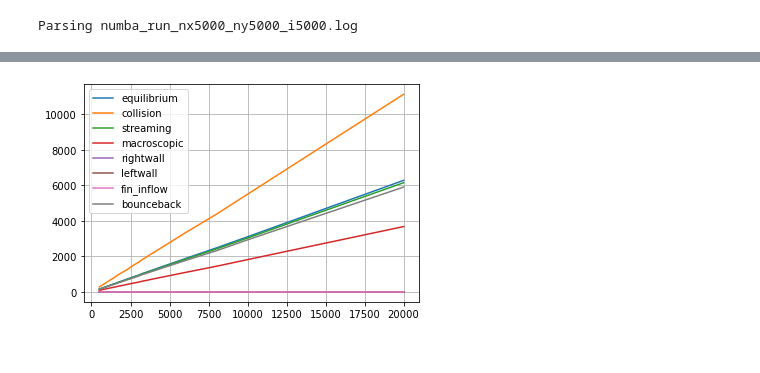
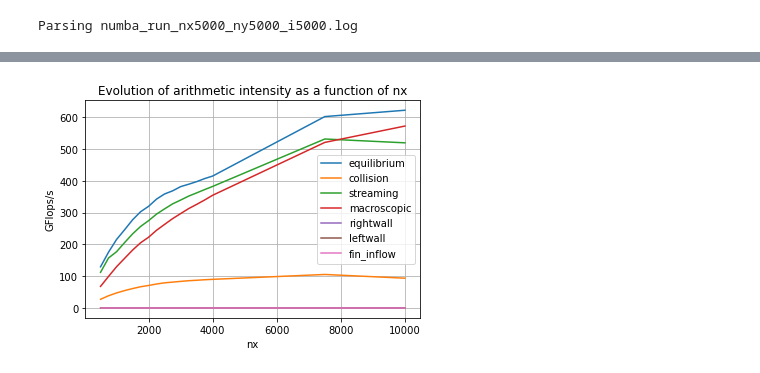
Before and after one commit to arthurviens/LBM-gpu, a Jupyter notebook: plot_perf.ipynb, the cells around one changed output, grey strips where cells are left out. Cells and saved outputs as stored; diff of their text form; code cells hidden in the pictures.

```diff
--- a/plot_perf.ipynb
+++ b/plot_perf.ipynb
@@ -4,9 +4,9 @@ import pandas as pd
 import matplotlib.pyplot as plt
 # %%
 renames_policy = {"main": "fullprogram", "fineq": "fin_inflow"}
-df_base = pd.read_csv("perfs_base.csv").rename(renames_policy, axis=1)
-df_cupy = pd.read_csv("perfs_cupy.csv").rename(renames_policy, axis=1)
-df_numba = pd.read_csv("perfs_numba.csv").rename(renames_policy, axis=1)
+df_base = pd.read_csv("perfs_base.csv").rename(renames_policy, axis=1).sort_values(["nx", "ny", "iter"]).reset_index(drop=True)
+df_cupy = pd.read_csv("perfs_cupy.csv").rename(renames_policy, axis=1).sort_values(["nx", "ny", "iter"]).reset_index(drop=True)
+df_numba = pd.read_csv("perfs_numba.csv").rename(renames_policy, axis=1).sort_values(["nx", "ny", "iter"]).reset_index(drop=True)
 
 assert len(df_base) == len(df_cupy)
 assert len(df_base) == len(df_numba)
@@ -52,3 +52,14 @@ show=False
 nx_base = df_base[(df_base["iter"] == 2000) & (df_base["ny"] == 300) & (df_base["nx"] != 420)].sort_values("nx")
 nx_cupy = df_cupy[(df_cupy["iter"] == 2000) & (df_cupy["ny"] == 300) & (df_cupy["nx"] != 420)].sort_values("nx")
 nx_numba = df_numba[(df_numba["iter"] == 2000) & (df_numba["ny"] == 300) & (df_numba["nx"] != 420)].sort_values("nx")
+
+columns = ["fullprogram", "equilibrium", "collision", "streaming", "macroscopic",
+          "rightwall", "leftwall", "fin_inflow", "bounceback"]
+for col in columns:
+    new_name = col + "_speedup"
+    nx_base[new_name] = nx_base[col] / nx_base[col]
+    nx_cupy[new_name] = nx_base[col] / nx_cupy[col]
+    nx_numba[new_name] = nx_base[col] / nx_numba[col]
+display(nx_base.head(5))
+display(nx_cupy.head(5))
+show=False
@@ -226,5 +251,5 @@ Text(0, 0.5, 'bandwidth in GFlops/s')
 # %%
-df_bdgf = pd.read_csv("perfs2_numba.csv").rename(renames_policy, axis=1)
+df_bdgf = pd.read_csv("perfs_numba.csv").rename(renames_policy, axis=1)
 df_bdgf.head(5)
 # %% [output]
 |  | algo | iter | nx | ny | fullprogram | equilibrium | collision | streaming | macroscopic | ... |
@@ -236,15 +261,19 @@ df_bdgf.head(5)
 5 rows × 30 columns
 # %%
 d = df_bdgf[(df_bdgf["iter"] == 2000) & (df_bdgf["ny"] == 300) & (df_bdgf["nx"] != 420)].sort_values("nx")
-cols_bd = d.columns[d.columns.str.startswith("bdwdth")]
+cols_bd = d.columns[d.columns.str.startswith("gflops")]
 fig = plt.figure()
 for col in cols_bd:
-    plt.plot(d["nx"], d[col], label = str(col[7:]))
+    if "bounceback" not in col:
+        plt.plot(d["nx"], d[col], label = str(col[7:]))
 plt.legend()
+plt.xlabel("nx")
+plt.ylabel("GFlops/s")
+plt.title("Evolution of arithmetic intensity as a function of nx")
 plt.grid()
 plt.show()
 # %% [output]
-[figure, old version]
+[figure, new version]
 # %%
 d = df_bdgf[(df_bdgf["iter"] == 2000) & (df_bdgf["ny"] == 300) & (df_bdgf["nx"] != 420)].sort_values("nx")
 fig = plt.figure()
```
Also changed, not shown: parts of 16 cells of this notebook, 2 other files.
